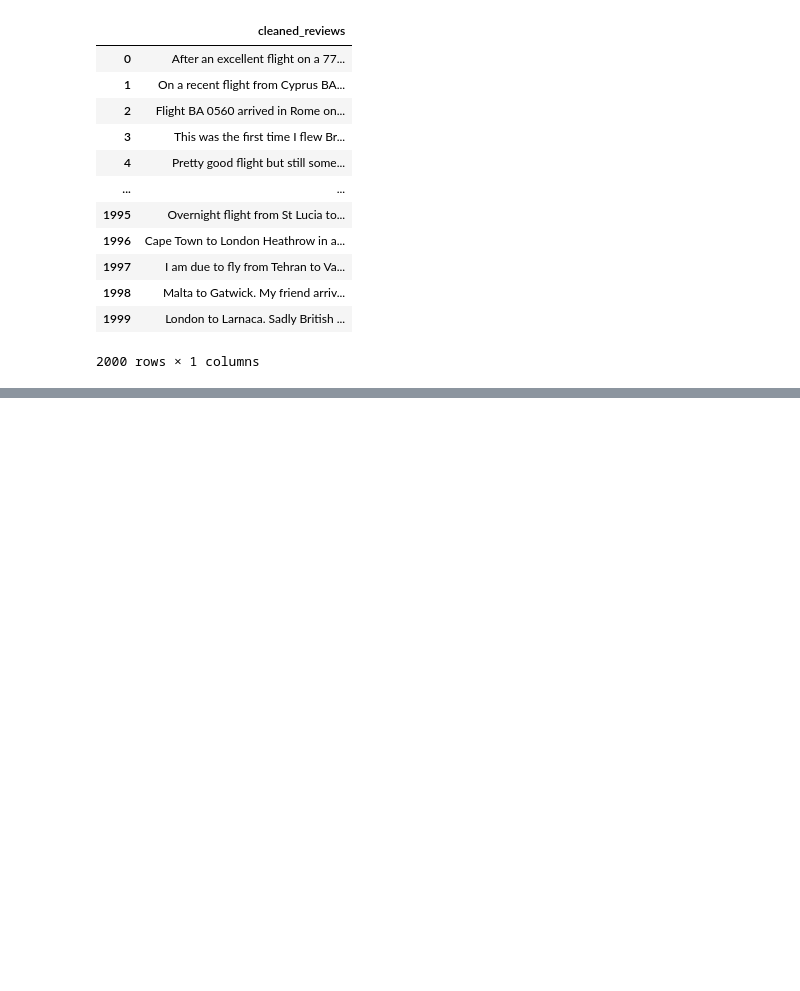
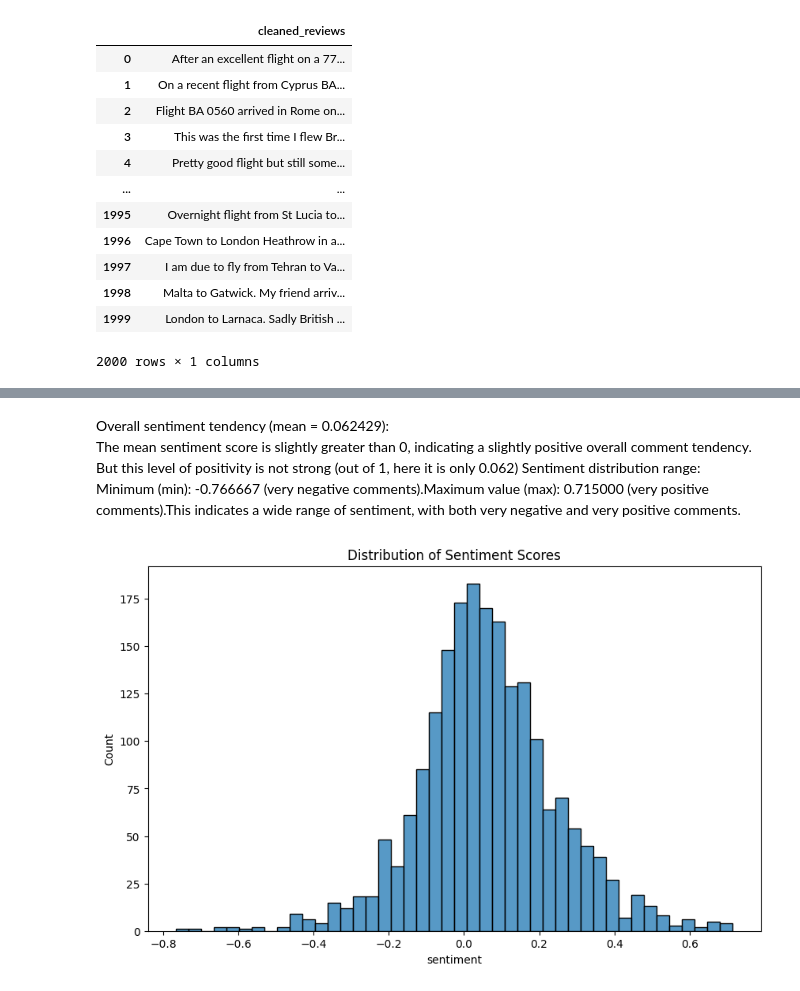
Before and after one commit to xzw9769/Personal-Practise, a Jupyter notebook: British Airways/Review Analysis.ipynb, the cells around one changed output, grey strips where cells are left out. Drawn from its saved outputs; the diff is of its cells as text; code cells hidden in the pictures; blank space fills up the shorter version.

```diff
--- a/British Airways/Review Analysis.ipynb
+++ b/British Airways/Review Analysis.ipynb
@@ -142,18 +114,0 @@ True
-# %%
-def preprocess_text(text):
-    # Convert to lowercase
-    text = text.lower()
-    # Remove special characters
-    text = re.sub(r'[^\w\s]', '', text)
-    # Tokenization
-    tokens = word_tokenize(text)
-    # Remove stopwords
-    stop_words = set(stopwords.words('english'))
-    tokens = [token for token in tokens if token not in stop_words]
-    # Lemmatization
-    lemmatizer = WordNetLemmatizer()
-    tokens = [lemmatizer.lemmatize(token) for token in tokens]
-    return ' '.join(tokens)
-
-# Preprocess text
-df_cleaned_reviews['processed_text'] = df['cleaned_reviews'].apply(preprocess_text)
@@ -164,0 +189,12 @@ LookupError:
+# %%
+from textblob import TextBlob
+
+def get_sentiment(text):
+    return TextBlob(text).sentiment.polarity
+
+# Add sentiment scores
+df_cleaned_reviews['sentiment'] = df_cleaned_reviews['cleaned_reviews'].apply(get_sentiment)
+
+# View sentiment statistics
+print("Sentiment Analysis Statistics:")
+print(df_cleaned_reviews['sentiment'].describe())
@@ -164,0 +212,17 @@ LookupError:
+# %% [markdown]
+Overall sentiment tendency (mean = 0.062429):<br>
+The mean sentiment score is slightly greater than 0, indicating a slightly positive overall comment tendency. But this level of positivity is not strong (out of 1, here it is only 0.062)
+Sentiment distribution range:<br>
+Minimum (min): -0.766667 (very negative comments).Maximum value (max): 0.715000 (very positive comments).This indicates a wide range of sentiment, with both very negative and very positive comments.
+# %%
+import matplotlib.pyplot as plt
+import seaborn as sns
+from wordcloud import WordCloud
+
+# Sentiment distribution visualization
+plt.figure(figsize=(10, 6))
+sns.histplot(df_cleaned_reviews['sentiment'])
+plt.title('Distribution of Sentiment Scores')
+plt.show()
+# %% [output]
+[figure, added]
```
Also changed, not shown: parts of 11 cells of this notebook.
